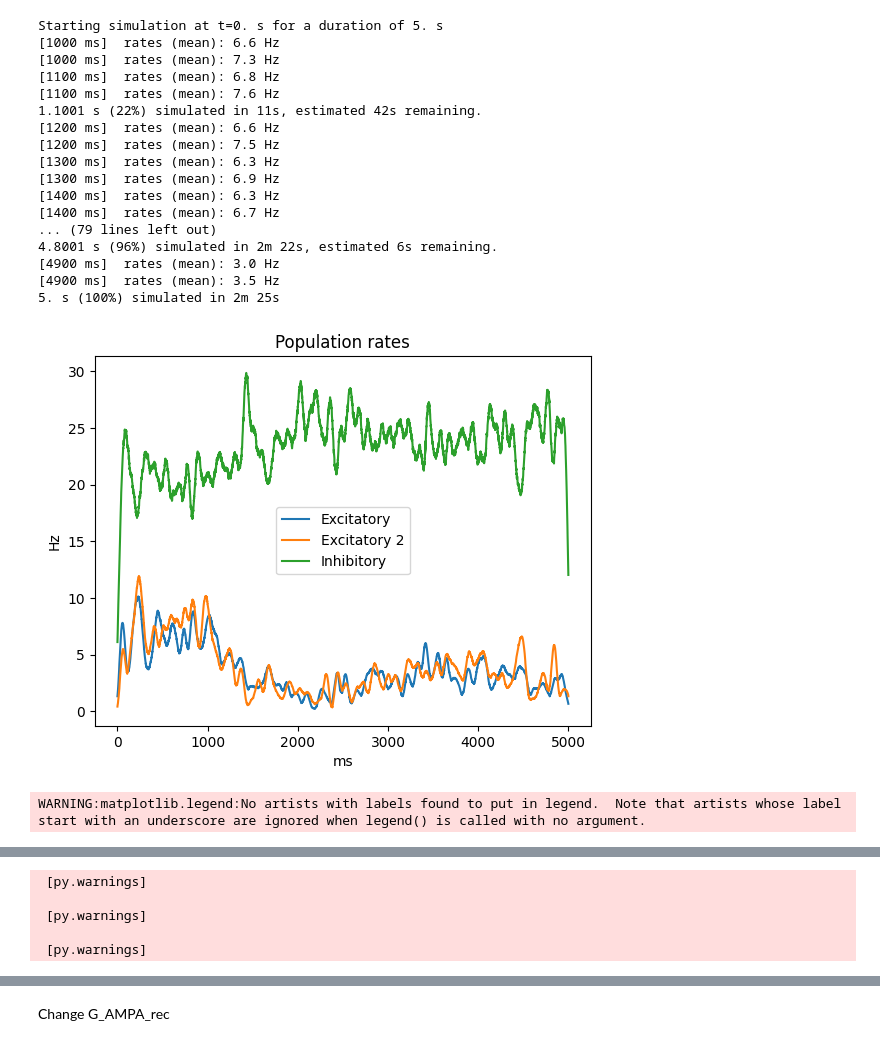
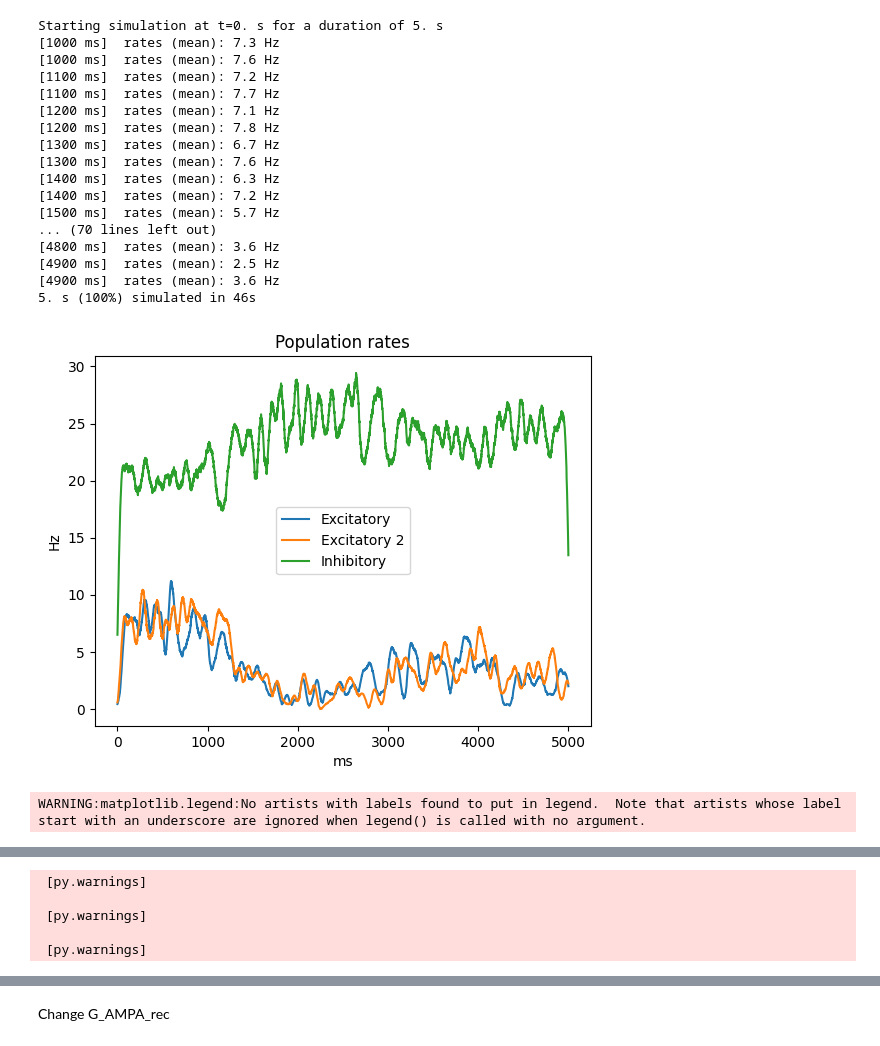
Before and after one commit to DumoulinVincent/epilepsy, a Jupyter notebook: HSP_HL_I_2E_gmax.ipynb, the cells around one changed output, grey strips where cells are left out. Cells and saved outputs as stored; diff of their text form; code cells hidden in the pictures.

```diff
--- a/HSP_HL_I_2E_gmax.ipynb
+++ b/HSP_HL_I_2E_gmax.ipynb
@@ -7,7 +7,7 @@ start_scope()
 
 # populations
 N = 100
-N_E = int(N * 0.8)  # pyramidal neurons
+N_E = int(N * 0.4)  # pyramidal neurons
 N_I = int(N * 0.2)  # interneurons
 target_rate = 3*Hz
 alpha = 0.05 #0.1
@@ -401,19 +401,19 @@ INFO:root:x86_64-linux-gnu-gcc -fno-strict-overflow -Wsign-compare -DNDEBUG -g -
 Starting simulation at t=0. s for a duration of 5. s
-[1000 ms]  rates (mean): 6.6 Hz
 [1000 ms]  rates (mean): 7.3 Hz
-[1100 ms]  rates (mean): 6.8 Hz
-[1100 ms]  rates (mean): 7.6 Hz
-1.1001 s (22%) simulated in 11s, estimated 42s remaining.
-[1200 ms]  rates (mean): 6.6 Hz
-[1200 ms]  rates (mean): 7.5 Hz
-[1300 ms]  rates (mean): 6.3 Hz
-[1300 ms]  rates (mean): 6.9 Hz
+[1000 ms]  rates (mean): 7.6 Hz
+[1100 ms]  rates (mean): 7.2 Hz
+[1100 ms]  rates (mean): 7.7 Hz
+[1200 ms]  rates (mean): 7.1 Hz
+[1200 ms]  rates (mean): 7.8 Hz
+[1300 ms]  rates (mean): 6.7 Hz
+[1300 ms]  rates (mean): 7.6 Hz
 [1400 ms]  rates (mean): 6.3 Hz
-[1400 ms]  rates (mean): 6.7 Hz
-... (79 lines left out)
-4.8001 s (96%) simulated in 2m 22s, estimated 6s remaining.
-[4900 ms]  rates (mean): 3.0 Hz
-[4900 ms]  rates (mean): 3.5 Hz
-5. s (100%) simulated in 2m 25s
+[1400 ms]  rates (mean): 7.2 Hz
+[1500 ms]  rates (mean): 5.7 Hz
+... (70 lines left out)
+[4800 ms]  rates (mean): 3.6 Hz
+[4900 ms]  rates (mean): 2.5 Hz
+[4900 ms]  rates (mean): 3.6 Hz
+5. s (100%) simulated in 46s
-[figure, old version]
+[figure, new version]
 WARNING:matplotlib.legend:No artists with labels found to put in legend.  Note that artists whose label start with an underscore are ignored when legend() is called with no argument.
```
Also changed, not shown: parts of 3 cells of this notebook, 3 other files.
